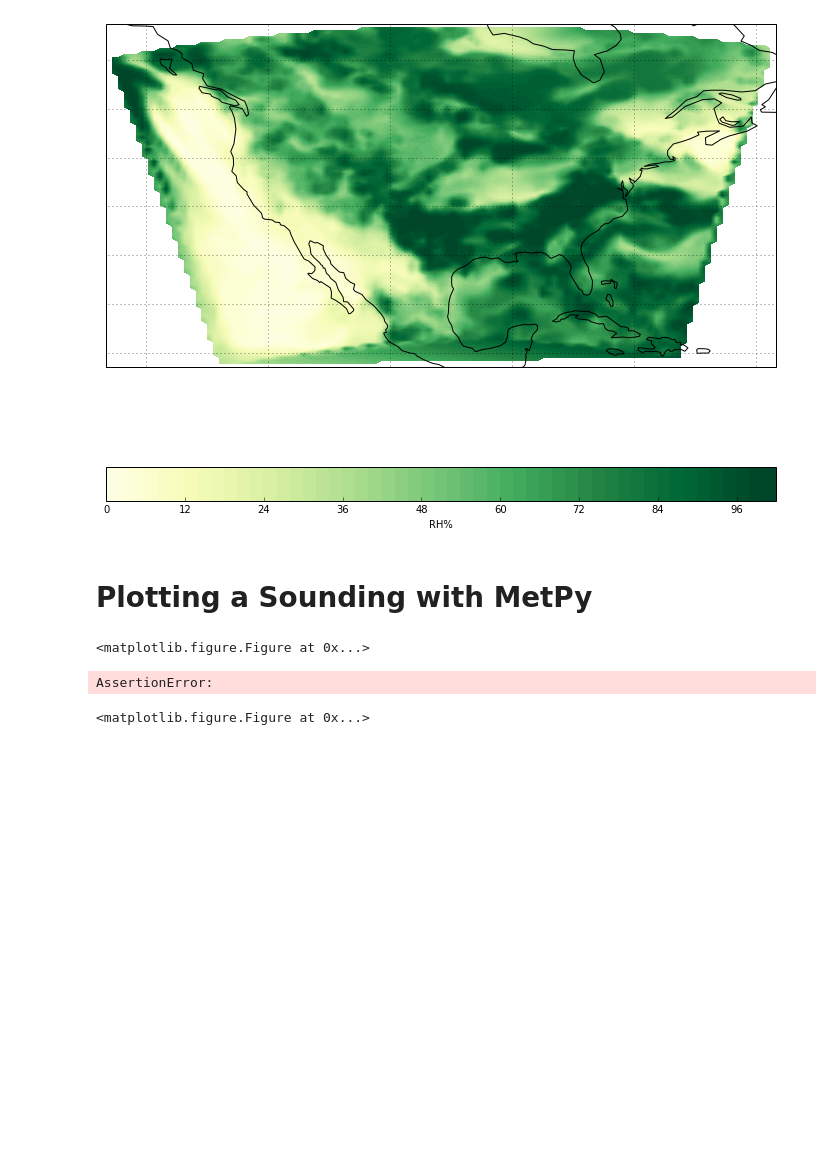
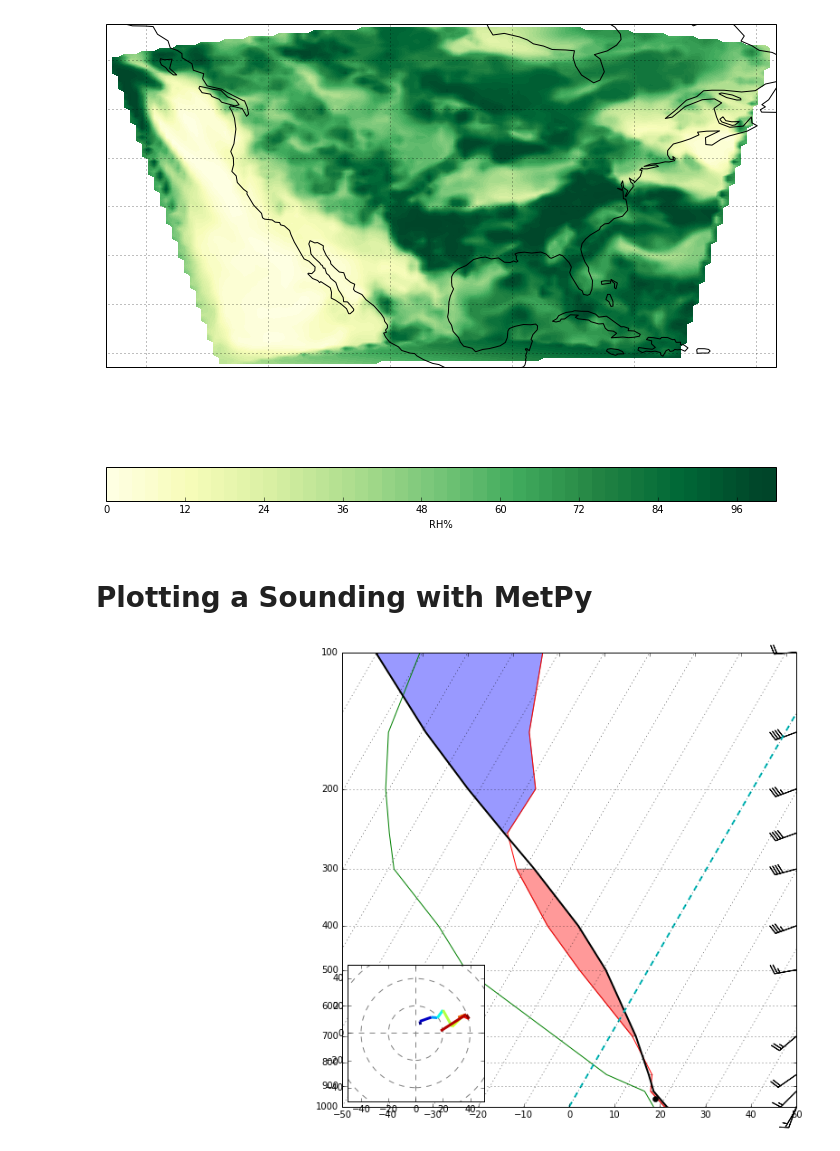
Before and after one commit to Unidata/python-awips, a Jupyter notebook: examples/Grid Display.ipynb, the cells around one changed output. Drawn from its saved outputs; the diff is of its cells as text; code cells hidden in the pictures; blank space fills up the shorter version.

Commit message:
working metpy sounding plot example/2

```diff
--- a/examples/Grid Display.ipynb
+++ b/examples/Grid Display.ipynb
@@ -196,11 +196,9 @@ from mpl_toolkits.axes_grid1.inset_locator import inset_axes
 import matplotlib.pyplot as plt
 import numpy as np
 
-
-
 # Change default to be better for skew-T
-#plt.rcParams['figure.figsize'] = (9, 9)
-fig = plt.figure(figsize=(9, 9))
+plt.rcParams['figure.figsize'] = (9, 9)
+#fig = plt.figure(figsize=(9, 9))
 
 # Request BUFR UAIR
 request.setDatatype("bufrua")
@@ -242,36 +240,33 @@ skew = SkewT()
 # log scaling in Y, as dictated by the typical meteorological plot
 skew.plot(p, T, 'r')
 skew.plot(p, Td, 'g')
 skew.plot_barbs(p, u, v)
 skew.ax.set_ylim(1000, 100)
 skew.ax.set_xlim(-40, 60)
 
 # Calculate LCL height and plot as black dot
 l = lcl(p[0], T[0], Td[0])
 lcl_temp = dry_lapse(concatenate((p[0], l)), T[0])[-1].to('degC')
 skew.plot(l, lcl_temp, 'ko', markerfacecolor='black')
 
 # Calculate full parcel profile and add to plot as black line
 prof = parcel_profile(p, T[0], Td[0]).to('degC')
 skew.plot(p, prof, 'k', linewidth=2)
 
 # Example of coloring area between profiles
 skew.ax.fill_betweenx(p, T, prof, where=T>=prof, facecolor='blue', alpha=0.4)
 skew.ax.fill_betweenx(p, T, prof, where=T<prof, facecolor='red', alpha=0.4)
 
-# An example of a slanted line at constant T -- in this case the 0
-# isotherm
+# An example of a slanted line at constant T -- in this case the 0 isotherm
 l = skew.ax.axvline(0, color='c', linestyle='--', linewidth=2)
 
 # Draw hodograph
-ax_hod = inset_axes(skew.ax, '30%', '30%', loc=32)
+ax_hod = inset_axes(skew.ax, '30%', '30%', loc=3)
 h = Hodograph(ax_hod, component_range=50.)
 h.add_grid(increment=20)
 h.plot_colormapped(u, v, spd)
 
 # Show the plot
 plt.show()
 # %% [output]
-<matplotlib.figure.Figure at 0x...>
-AssertionError:
-<matplotlib.figure.Figure at 0x...>
+[figure, added]
```
